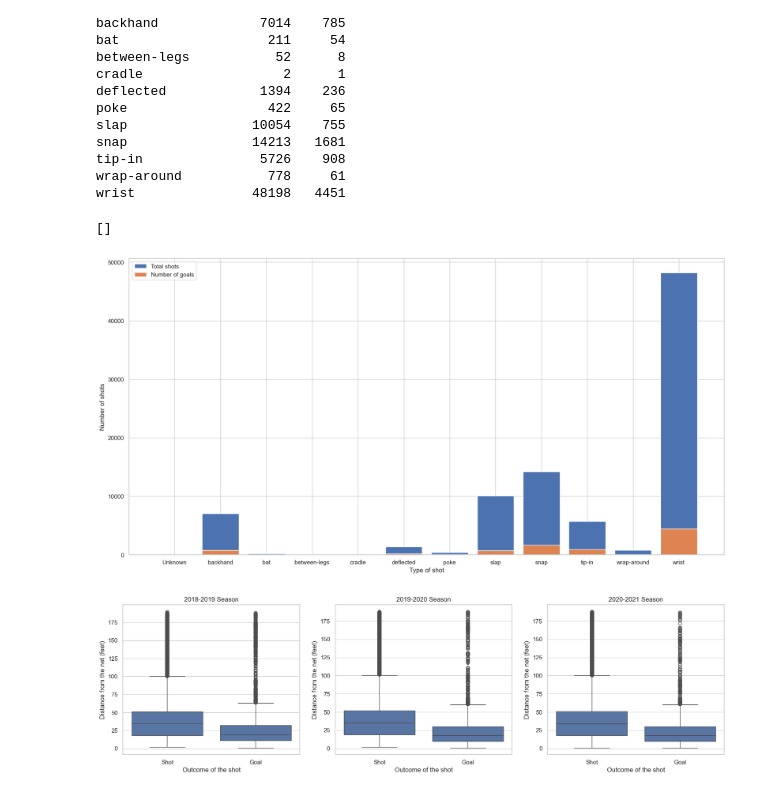
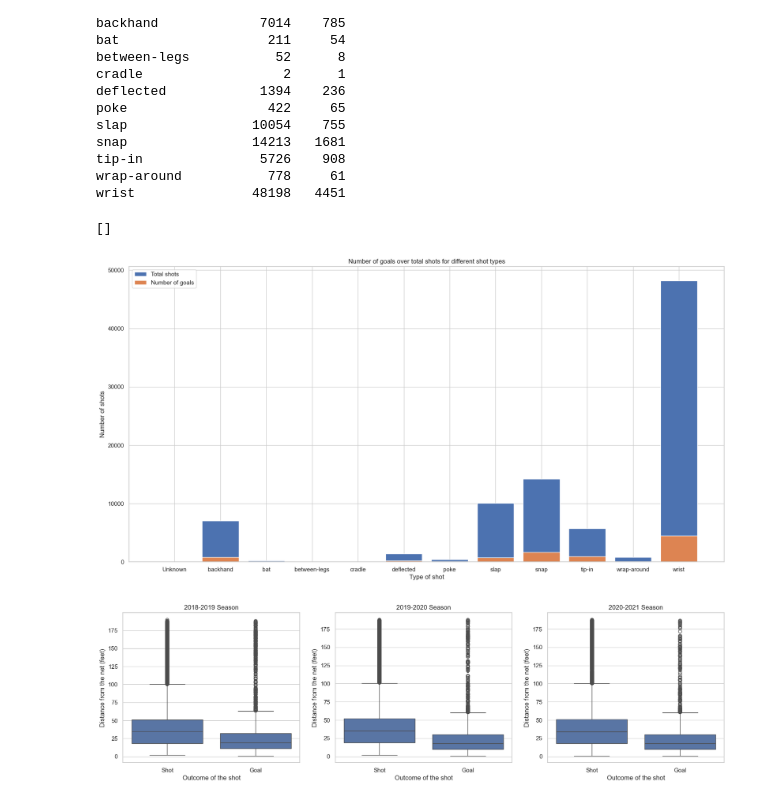
Before and after one commit to SlimeOverlord/nhl-data-analysis, a Jupyter notebook: ift6758/visualizations/simple_visualizations.ipynb, the cells around one changed output. Cells and saved outputs as stored; diff of their text form; code cells hidden in the pictures.

Commit message:
another small correction to simple_visualizations

```diff
--- a/ift6758/visualizations/simple_visualizations.ipynb
+++ b/ift6758/visualizations/simple_visualizations.ipynb
@@ -51,19 +51,20 @@ wrist               48198   4451
 # %%
 sns.set_theme(style="whitegrid")
 
 plt.figure(figsize=(20,10))
 
 plt.bar(shots_df.index, shots_df["total_shots"], label="Total shots")
 plt.bar(shots_df.index, shots_df["goals"], label="Number of goals")
 
 plt.xlabel("Type of shot")
 plt.ylabel("Number of shots")
+plt.title("Number of goals over total shots for different shot types")
 #plt.yscale("log")
 plt.legend()
 plt.plot()
 # %% [output]
 []
-[figure, old version]
+[figure, new version]
 # %%
 ########### a ###########
 # %%
```
